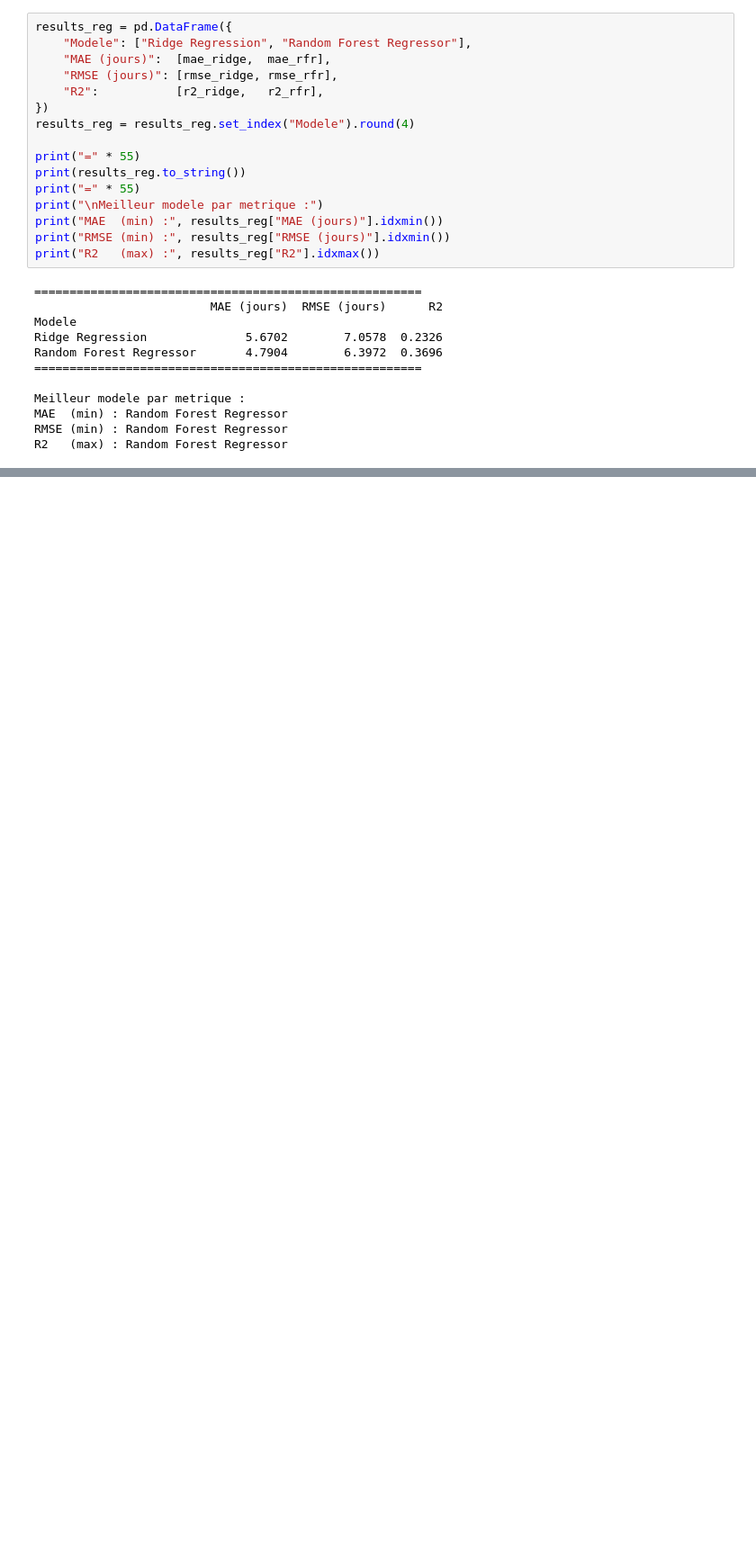
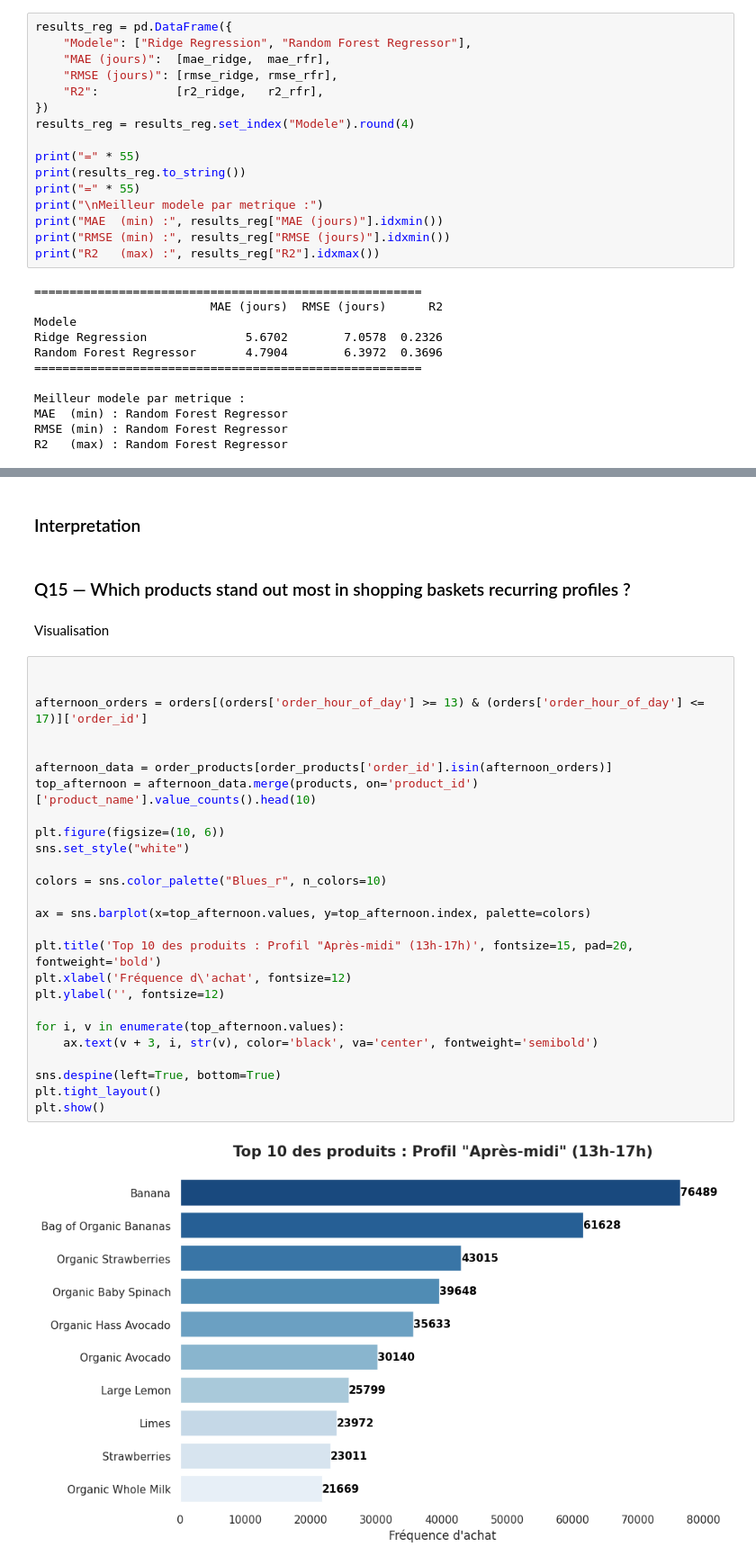
Before and after one commit to MeghCH/NextBuy, a Jupyter notebook: notebook.ipynb, the cells around one changed output, grey strips where cells are left out. Shown at 90% size. Saved outputs shown, nothing was run; the diff lists cells and outputs as text; blank space fills up the shorter version.

```diff
--- a/notebook.ipynb
+++ b/notebook.ipynb
@@ -1941,0 +2143,34 @@ date predite de la prochaine commande, adaptee a chaque client.
+# %% [markdown]
+### Interpretation
+# %% [markdown]
+### Q15 — Which products stand out most in shopping baskets recurring profiles ?
+# %% [markdown]
+Visualisation
+# %%
+
+
+afternoon_orders = orders[(orders['order_hour_of_day'] >= 13) & (orders['order_hour_of_day'] <= 17)]['order_id']
+
+
+afternoon_data = order_products[order_products['order_id'].isin(afternoon_orders)]
+top_afternoon = afternoon_data.merge(products, on='product_id')['product_name'].value_counts().head(10)
+
+plt.figure(figsize=(10, 6))
+sns.set_style("white")
+
+colors = sns.color_palette("Blues_r", n_colors=10)
+
+ax = sns.barplot(x=top_afternoon.values, y=top_afternoon.index, palette=colors)
+
+plt.title('Top 10 des produits : Profil "Après-midi" (13h-17h)', fontsize=15, pad=20, fontweight='bold')
+plt.xlabel('Fréquence d\'achat', fontsize=12)
+plt.ylabel('', fontsize=12)
+
+for i, v in enumerate(top_afternoon.values):
+    ax.text(v + 3, i, str(v), color='black', va='center', fontweight='semibold')
+
+sns.despine(left=True, bottom=True)
+plt.tight_layout()
+plt.show()
+# %% [output]
+[figure, added]
```
Also changed, not shown: parts of 53 cells of this notebook.
